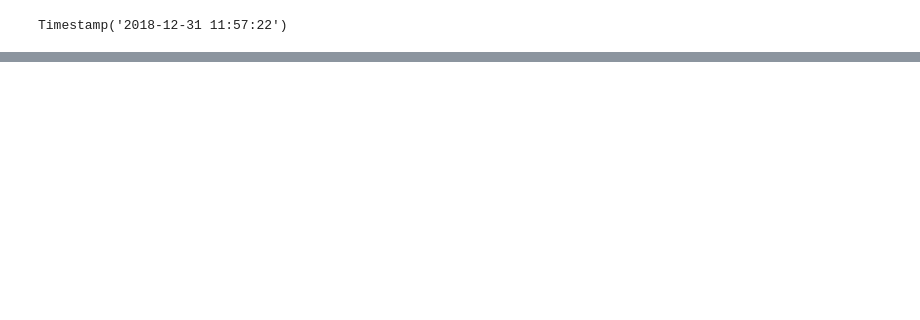
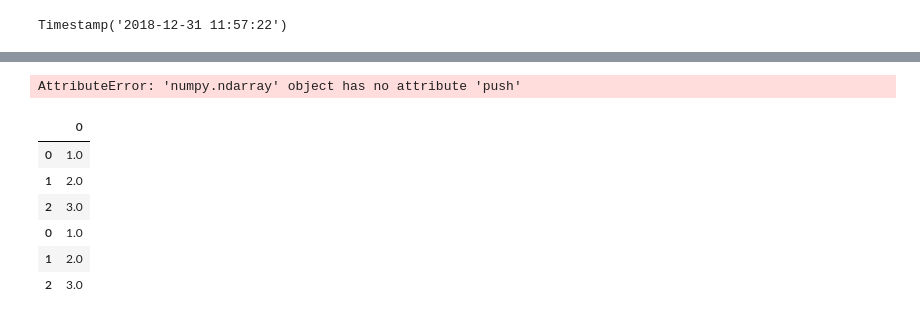
Before and after one commit to miskaknapek/dustmin_to_csv__various_code, a Jupyter notebook: luftdaten_dust_min_to_tabular_data__SCRATCHPAD_02-Copy1.ipynb, the cells around one changed output, grey strips where cells are left out. Cells and saved outputs as stored; diff of their text form; code cells hidden in the pictures; blank space fills up the shorter version.

```diff
--- a/luftdaten_dust_min_to_tabular_data__SCRATCHPAD_02-Copy1.ipynb
+++ b/luftdaten_dust_min_to_tabular_data__SCRATCHPAD_02-Copy1.ipynb
@@ -782,0 +831,20 @@ in_data_w_time_index
+# %%
+### numpy array exercise
+
+np_arr = np.array([] )
+np_arr.push
+# %% [output]
+AttributeError: 'numpy.ndarray' object has no attribute 'push'
+# %%
+pd_series = pd.Series( [] )
+pd_series = pd_series.append( pd.DataFrame([1,2,3]) )
+pd_series = pd_series.append( pd.DataFrame([1,2,3]) )
+pd_series
+# %% [output]
+|  | 0 |
+| 0 | 1.0 |
+| 1 | 2.0 |
+| 2 | 3.0 |
+| 0 | 1.0 |
+| 1 | 2.0 |
+| 2 | 3.0 |
```
Also changed, not shown: parts of 15 cells of this notebook, 1 other file.
